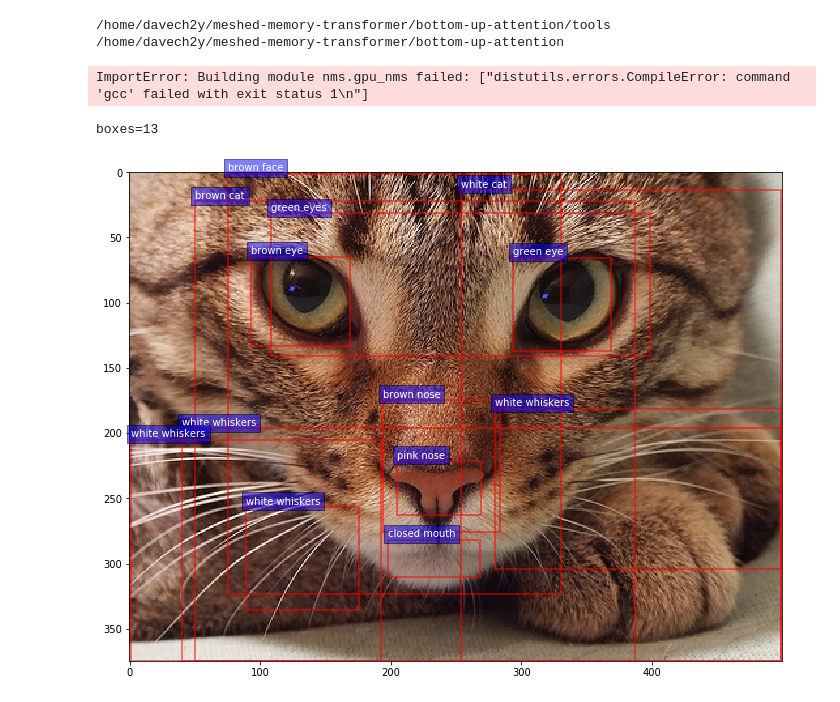
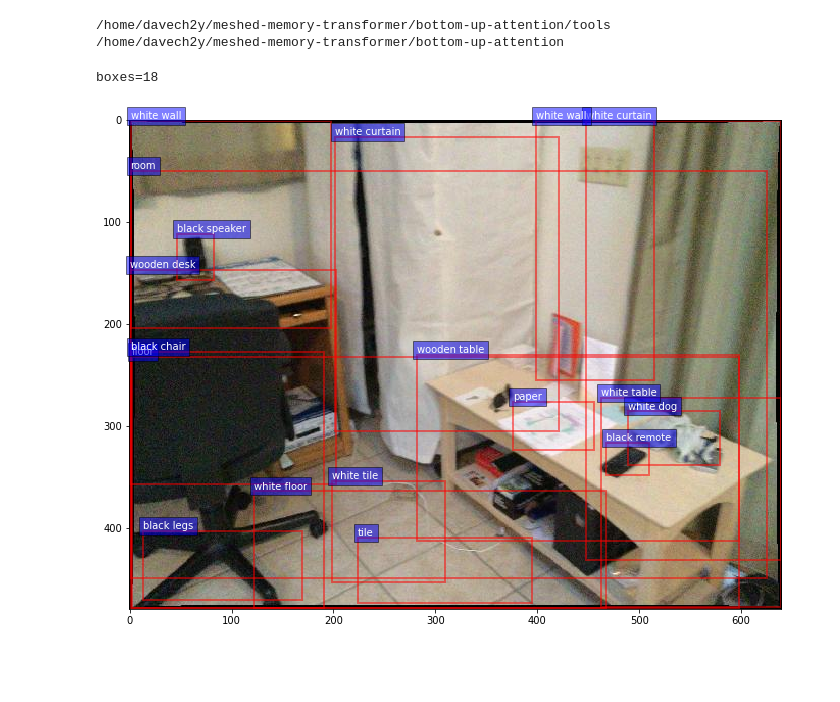
Before and after one commit to daveredrum/meshed-memory-transformer, a Jupyter notebook: bottom-up-attention/tools/demo.ipynb, the cells around one changed output. Drawn from its saved outputs; the diff is of its cells as text; code cells hidden in the pictures; blank space fills up the shorter version.

Commit message:
add ScanNet frames in demo

```diff
--- a/bottom-up-attention/tools/demo.ipynb
+++ b/bottom-up-attention/tools/demo.ipynb
@@ -60,7 +60,7 @@ from fast_rcnn.test import im_detect,_get_blobs
 from fast_rcnn.nms_wrapper import nms
 import cv2
 
-GPU_ID = 0   # if we have multiple GPUs, pick one
+GPU_ID = 2   # if we have multiple GPUs, pick one
 caffe.set_device(GPU_ID)
 caffe.set_mode_gpu()
 net = None
@@ -70,11 +70,10 @@ weights = 'data/faster_rcnn_models/resnet101_faster_rcnn_final.caffemodel'
 prototxt = 'models/vg/ResNet-101/faster_rcnn_end2end_final/test.prototxt'
 
 net = caffe.Net(prototxt, caffe.TEST, weights=weights)
-# %% [output]
-ImportError: Building module nms.gpu_nms failed: ["distutils.errors.CompileError: command 'gcc' failed with exit status 1\n"]
 # %%
 
-im_file = 'data/demo/000542.jpg'
+# im_file = 'data/demo/000542.jpg'
+im_file = 'data/demo/scene0000_00-0.jpg'
 
 ###########################
 # Similar to get_detections_from_im
@@ -112,33 +111,33 @@ elif len(keep_boxes) > max_boxes:
 
 im = cv2.cvtColor(im, cv2.COLOR_BGR2RGB)
 plt.imshow(im)
 
 boxes = cls_boxes[keep_boxes]
 objects = np.argmax(cls_prob[keep_boxes][:,1:], axis=1)
 attr_thresh = 0.1
 attr = np.argmax(attr_prob[keep_boxes][:,1:], axis=1)
 attr_conf = np.max(attr_prob[keep_boxes][:,1:], axis=1)
 
 for i in range(len(keep_boxes)):
     bbox = boxes[i]
     if bbox[0] == 0:
         bbox[0] = 1
     if bbox[1] == 0:
         bbox[1] = 1
     cls = classes[objects[i]+1]
     if attr_conf[i] > attr_thresh:
         cls = attributes[attr[i]+1] + " " + cls
     plt.gca().add_patch(
         plt.Rectangle((bbox[0], bbox[1]),
                       bbox[2] - bbox[0],
                       bbox[3] - bbox[1], fill=False,
                       edgecolor='red', linewidth=2, alpha=0.5)
             )
     plt.gca().text(bbox[0], bbox[1] - 2,
                 '%s' % (cls),
                 bbox=dict(facecolor='blue', alpha=0.5),
                 fontsize=10, color='white')
-print 'boxes=%d' % (len(keep_boxes))
+print('boxes=%d' % (len(keep_boxes)))
 # %% [output]
-boxes=13
+boxes=18
-[figure, old version]
+[figure, new version]
```
